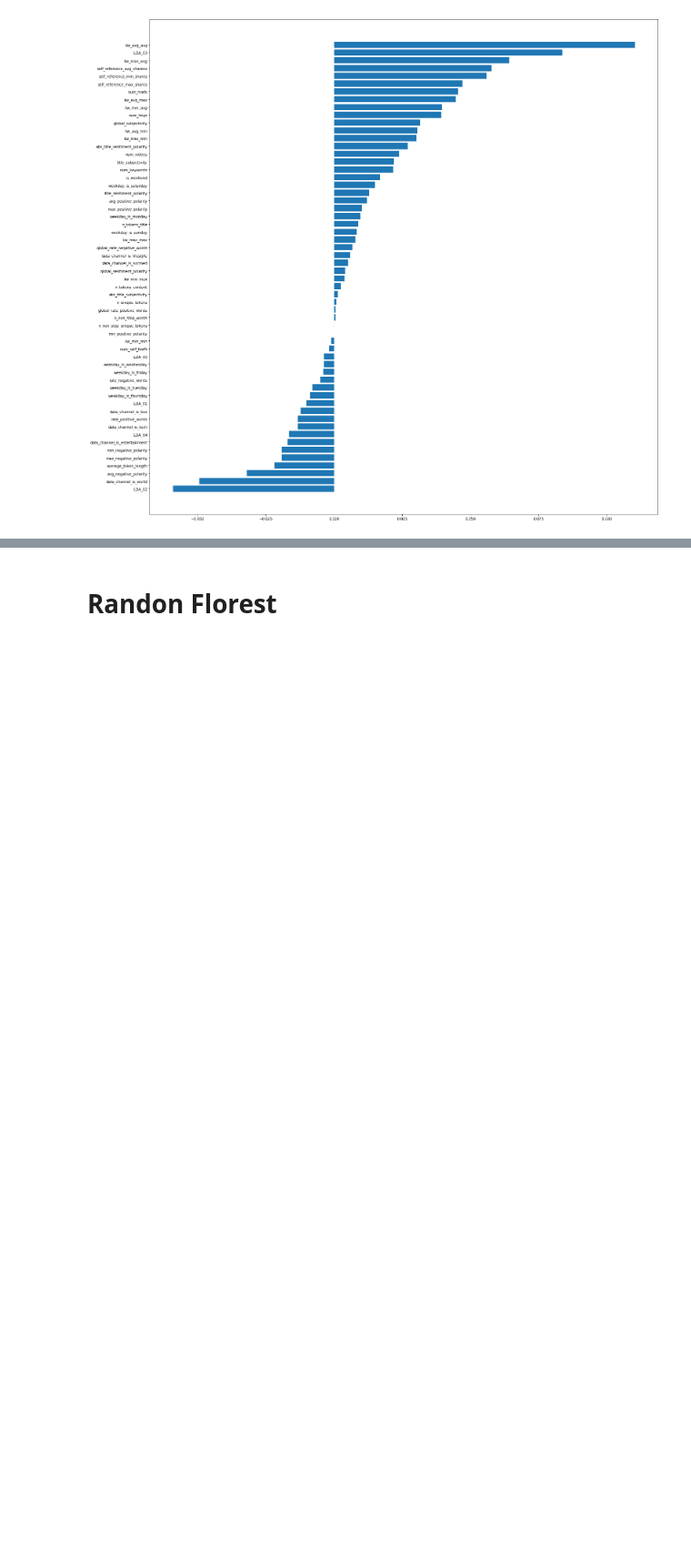
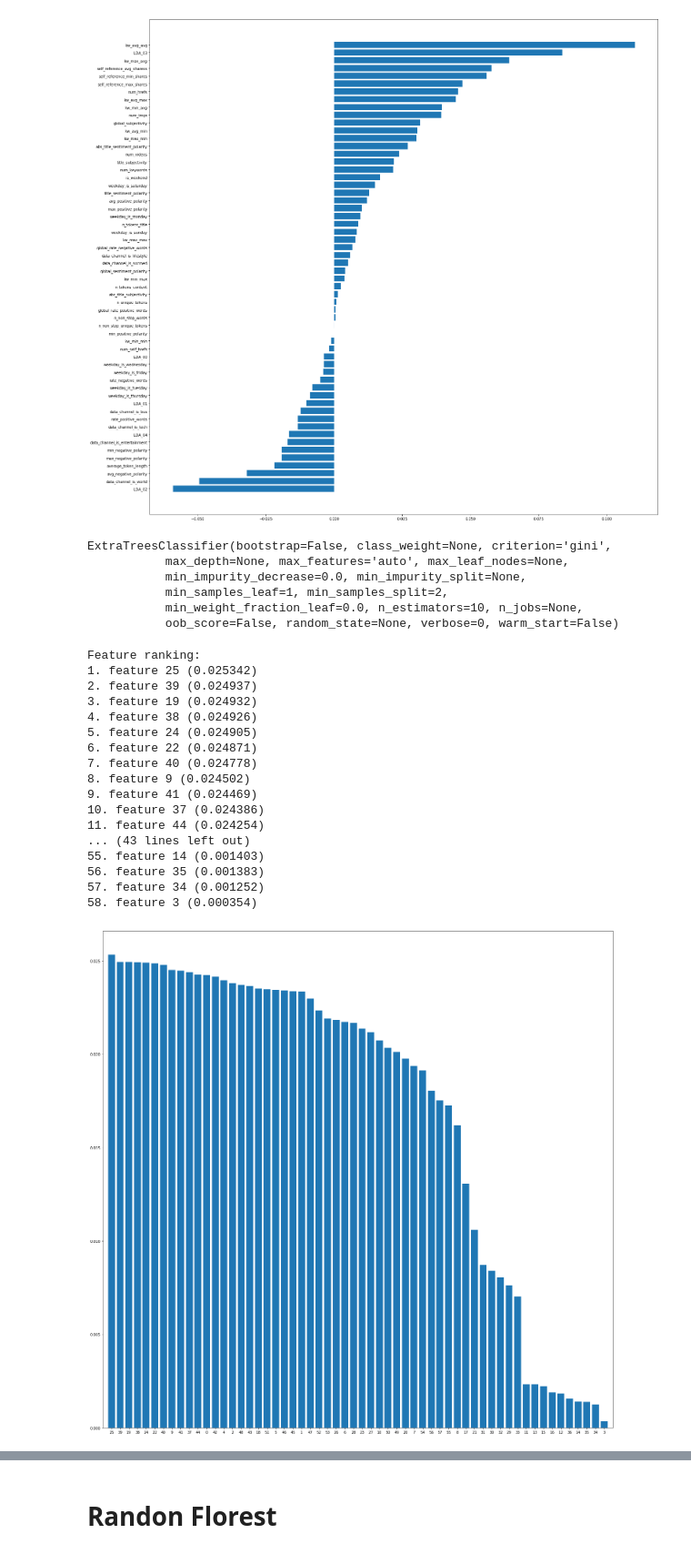
Before and after one commit to ednunes/machine-learning-projects, a Jupyter notebook: [regression]online_news_popularity/online_news_popularity.ipynb, the cells around one changed output, grey strips where cells are left out. Shown: that part at 91% size. Drawn from its saved outputs; the diff is of its cells as text; code cells hidden in the pictures; blank space fills up the shorter version.

Commit message:
Add feature selection

```diff
--- a/[regression]online_news_popularity/online_news_popularity.ipynb
+++ b/[regression]online_news_popularity/online_news_popularity.ipynb
@@ -132,3 +132,58 @@ plt.barh(cr.keys(), cr.values)
 # %% [output]
 <BarContainer object of 58 artists>
 [figure]
+# %%
+from sklearn.ensemble import ExtraTreesClassifier
+from sklearn.feature_selection import SelectFromModel
+
+array = df.values
+array_len = len(df.columns)
+X = array[:,0:array_len-1]
+Y = array[:,array_len-1]
+
+model = ExtraTreesClassifier()
+model.fit(X, Y)
+# %% [output]
+ExtraTreesClassifier(bootstrap=False, class_weight=None, criterion='gini',
+           max_depth=None, max_features='auto', max_leaf_nodes=None,
+           min_impurity_decrease=0.0, min_impurity_split=None,
+           min_samples_leaf=1, min_samples_split=2,
+           min_weight_fraction_leaf=0.0, n_estimators=10, n_jobs=None,
+           oob_score=False, random_state=None, verbose=0, warm_start=False)
+# %%
+importances = model.feature_importances_
+std = np.std([tree.feature_importances_ for tree in model.estimators_],
+             axis=0)
+indices = np.argsort(importances)[::-1]
+
+# Print the feature ranking
+print("Feature ranking:")
+
+for f in range(X.shape[1]):
+    print("%d. feature %d (%f)" % (f + 1, indices[f], importances[indices[f]]))
+
+# Plot the feature importances of the forest
+plt.figure(figsize=[25,25])
+plt.bar(range(X.shape[1]), importances[indices])
+plt.xticks(range(X.shape[1]), indices)
+plt.xlim([-1, X.shape[1]])
+plt.show()
+# %% [output]
+Feature ranking:
+1. feature 25 (0.025342)
+2. feature 39 (0.024937)
+3. feature 19 (0.024932)
+4. feature 38 (0.024926)
+5. feature 24 (0.024905)
+6. feature 22 (0.024871)
+7. feature 40 (0.024778)
+8. feature 9 (0.024502)
+9. feature 41 (0.024469)
+10. feature 37 (0.024386)
+11. feature 44 (0.024254)
+... (43 lines left out)
+55. feature 14 (0.001403)
+56. feature 35 (0.001383)
+57. feature 34 (0.001252)
+58. feature 3 (0.000354)
+[figure, added]
```
Also changed, not shown: parts of 6 cells of this notebook, 1 other file.
